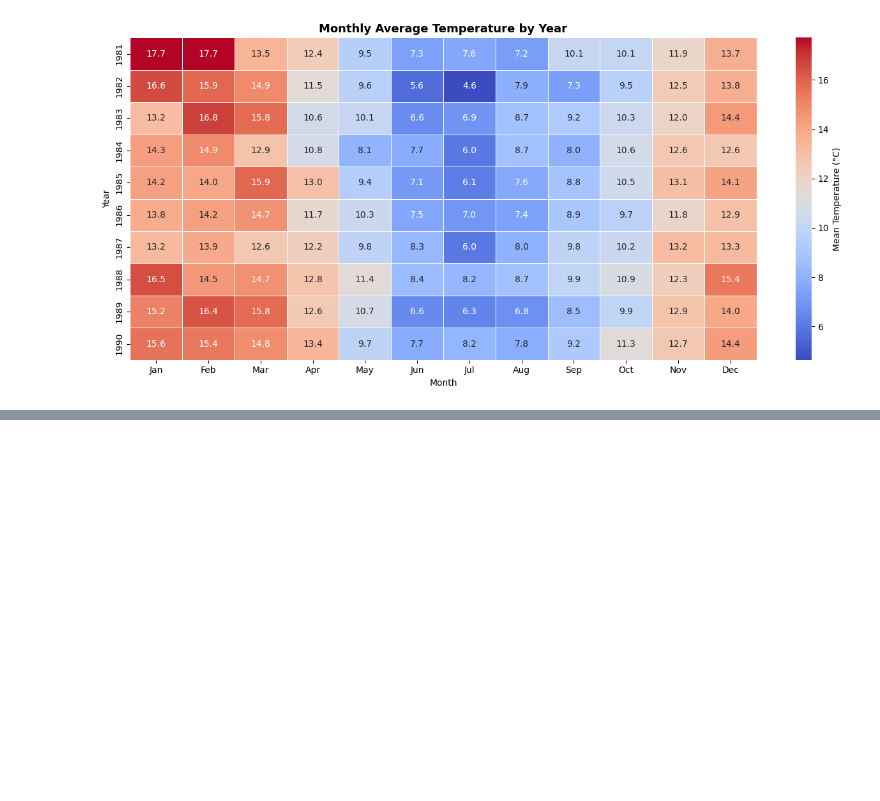
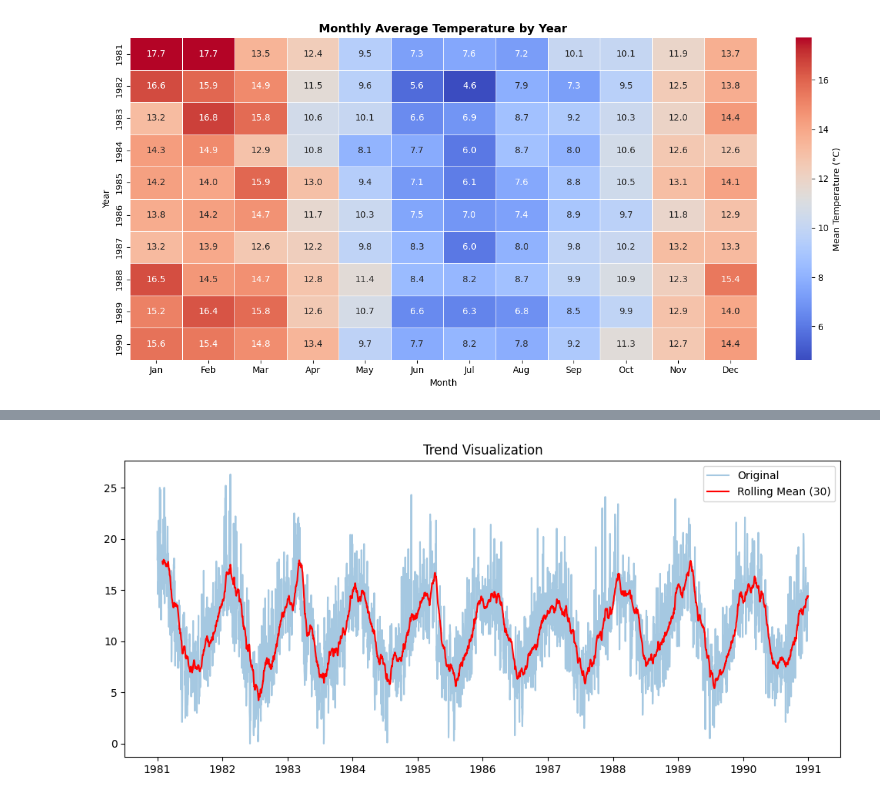
Before and after one commit to anneayensa/Advanced-Machine-Learning, a Jupyter notebook: assigment2/analysisAssignment2.ipynb, the cells around one changed output, grey strips where cells are left out. Drawn from its saved outputs; the diff is of its cells as text; code cells hidden in the pictures; blank space fills up the shorter version.

```diff
--- a/assigment2/analysisAssignment2.ipynb
+++ b/assigment2/analysisAssignment2.ipynb
@@ -268,0 +302,11 @@ plt.show()
+# %%
+df["rolling_mean"] = df["Temp"].rolling(window=30).mean()
+#The red line is a smoothed version of the data. It helps to see the general pattern more clearly.
+plt.figure(figsize=(12,5))
+plt.plot(df["Temp"], alpha=0.4, label="Original")
+plt.plot(df["rolling_mean"], color="red", label="Rolling Mean (30)")
+plt.legend()
+plt.title("Trend Visualization")
+plt.show()
+# %% [output]
+[figure, added]
```
Also changed, not shown: parts of 11 cells of this notebook.
